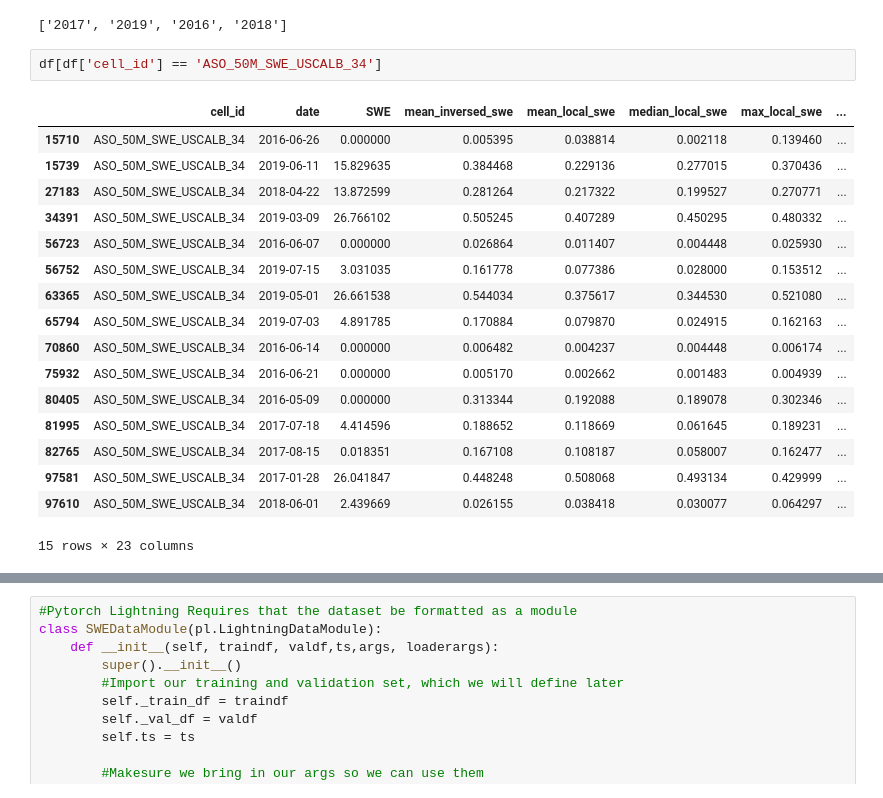
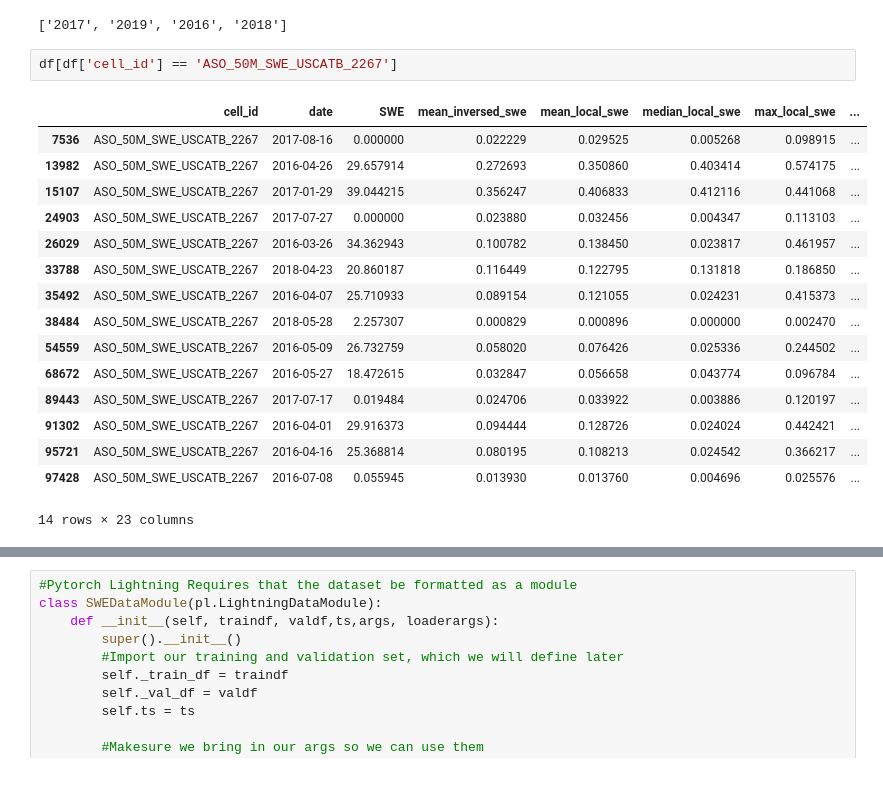
Before and after one commit to Seiris21/ucb2022.snowcast, a Jupyter notebook: notebooks/models/swe_cnn-lstm.ipynb, the cells around one changed output, grey strips where cells are left out. Drawn from its saved outputs; the diff is of its cells as text.

```diff
--- a/notebooks/models/swe_cnn-lstm.ipynb
+++ b/notebooks/models/swe_cnn-lstm.ipynb
@@ -95,25 +106,24 @@ year
 # %% [output]
 ['2017', '2019', '2016', '2018']
 # %%
-df[df['cell_id'] == 'ASO_50M_SWE_USCALB_34']
+df[df['cell_id'] == 'ASO_50M_SWE_USCATB_2267']
 # %% [output]
 |  | cell_id | date | SWE | mean_inversed_swe | mean_local_swe | median_local_swe | max_local_swe | ... |
-| 15710 | ASO_50M_SWE_USCALB_34 | 2016-06-26 | 0.000000 | 0.005395 | 0.038814 | 0.002118 | 0.139460 | ... |
-| 15739 | ASO_50M_SWE_USCALB_34 | 2019-06-11 | 15.829635 | 0.384468 | 0.229136 | 0.277015 | 0.370436 | ... |
-| 27183 | ASO_50M_SWE_USCALB_34 | 2018-04-22 | 13.872599 | 0.281264 | 0.217322 | 0.199527 | 0.270771 | ... |
-| 34391 | ASO_50M_SWE_USCALB_34 | 2019-03-09 | 26.766102 | 0.505245 | 0.407289 | 0.450295 | 0.480332 | ... |
-| 56723 | ASO_50M_SWE_USCALB_34 | 2016-06-07 | 0.000000 | 0.026864 | 0.011407 | 0.004448 | 0.025930 | ... |
-| 56752 | ASO_50M_SWE_USCALB_34 | 2019-07-15 | 3.031035 | 0.161778 | 0.077386 | 0.028000 | 0.153512 | ... |
-| 63365 | ASO_50M_SWE_USCALB_34 | 2019-05-01 | 26.661538 | 0.544034 | 0.375617 | 0.344530 | 0.521080 | ... |
-| 65794 | ASO_50M_SWE_USCALB_34 | 2019-07-03 | 4.891785 | 0.170884 | 0.079870 | 0.024915 | 0.162163 | ... |
-| 70860 | ASO_50M_SWE_USCALB_34 | 2016-06-14 | 0.000000 | 0.006482 | 0.004237 | 0.004448 | 0.006174 | ... |
-| 75932 | ASO_50M_SWE_USCALB_34 | 2016-06-21 | 0.000000 | 0.005170 | 0.002662 | 0.001483 | 0.004939 | ... |
-| 80405 | ASO_50M_SWE_USCALB_34 | 2016-05-09 | 0.000000 | 0.313344 | 0.192088 | 0.189078 | 0.302346 | ... |
-| 81995 | ASO_50M_SWE_USCALB_34 | 2017-07-18 | 4.414596 | 0.188652 | 0.118669 | 0.061645 | 0.189231 | ... |
-| 82765 | ASO_50M_SWE_USCALB_34 | 2017-08-15 | 0.018351 | 0.167108 | 0.108187 | 0.058007 | 0.162477 | ... |
-| 97581 | ASO_50M_SWE_USCALB_34 | 2017-01-28 | 26.041847 | 0.448248 | 0.508068 | 0.493134 | 0.429999 | ... |
-| 97610 | ASO_50M_SWE_USCALB_34 | 2018-06-01 | 2.439669 | 0.026155 | 0.038418 | 0.030077 | 0.064297 | ... |
+| 7536 | ASO_50M_SWE_USCATB_2267 | 2017-08-16 | 0.000000 | 0.022229 | 0.029525 | 0.005268 | 0.098915 | ... |
+| 13982 | ASO_50M_SWE_USCATB_2267 | 2016-04-26 | 29.657914 | 0.272693 | 0.350860 | 0.403414 | 0.574175 | ... |
+| 15107 | ASO_50M_SWE_USCATB_2267 | 2017-01-29 | 39.044215 | 0.356247 | 0.406833 | 0.412116 | 0.441068 | ... |
+| 24903 | ASO_50M_SWE_USCATB_2267 | 2017-07-27 | 0.000000 | 0.023880 | 0.032456 | 0.004347 | 0.113103 | ... |
+| 26029 | ASO_50M_SWE_USCATB_2267 | 2016-03-26 | 34.362943 | 0.100782 | 0.138450 | 0.023817 | 0.461957 | ... |
+| 33788 | ASO_50M_SWE_USCATB_2267 | 2018-04-23 | 20.860187 | 0.116449 | 0.122795 | 0.131818 | 0.186850 | ... |
+| 35492 | ASO_50M_SWE_USCATB_2267 | 2016-04-07 | 25.710933 | 0.089154 | 0.121055 | 0.024231 | 0.415373 | ... |
+| 38484 | ASO_50M_SWE_USCATB_2267 | 2018-05-28 | 2.257307 | 0.000829 | 0.000896 | 0.000000 | 0.002470 | ... |
+| 54559 | ASO_50M_SWE_USCATB_2267 | 2016-05-09 | 26.732759 | 0.058020 | 0.076426 | 0.025336 | 0.244502 | ... |
+| 68672 | ASO_50M_SWE_USCATB_2267 | 2016-05-27 | 18.472615 | 0.032847 | 0.056658 | 0.043774 | 0.096784 | ... |
+| 89443 | ASO_50M_SWE_USCATB_2267 | 2017-07-17 | 0.019484 | 0.024706 | 0.033922 | 0.003886 | 0.120197 | ... |
+| 91302 | ASO_50M_SWE_USCATB_2267 | 2016-04-01 | 29.916373 | 0.094444 | 0.128726 | 0.024024 | 0.442421 | ... |
+| 95721 | ASO_50M_SWE_USCATB_2267 | 2016-04-16 | 25.368814 | 0.080195 | 0.108213 | 0.024542 | 0.366217 | ... |
+| 97428 | ASO_50M_SWE_USCATB_2267 | 2016-07-08 | 0.055945 | 0.013930 | 0.013760 | 0.004696 | 0.025576 | ... |
-15 rows × 23 columns
+14 rows × 23 columns
 # %%
 class args:
     #Overall Args
```
Also changed, not shown: parts of 10 cells of this notebook.
